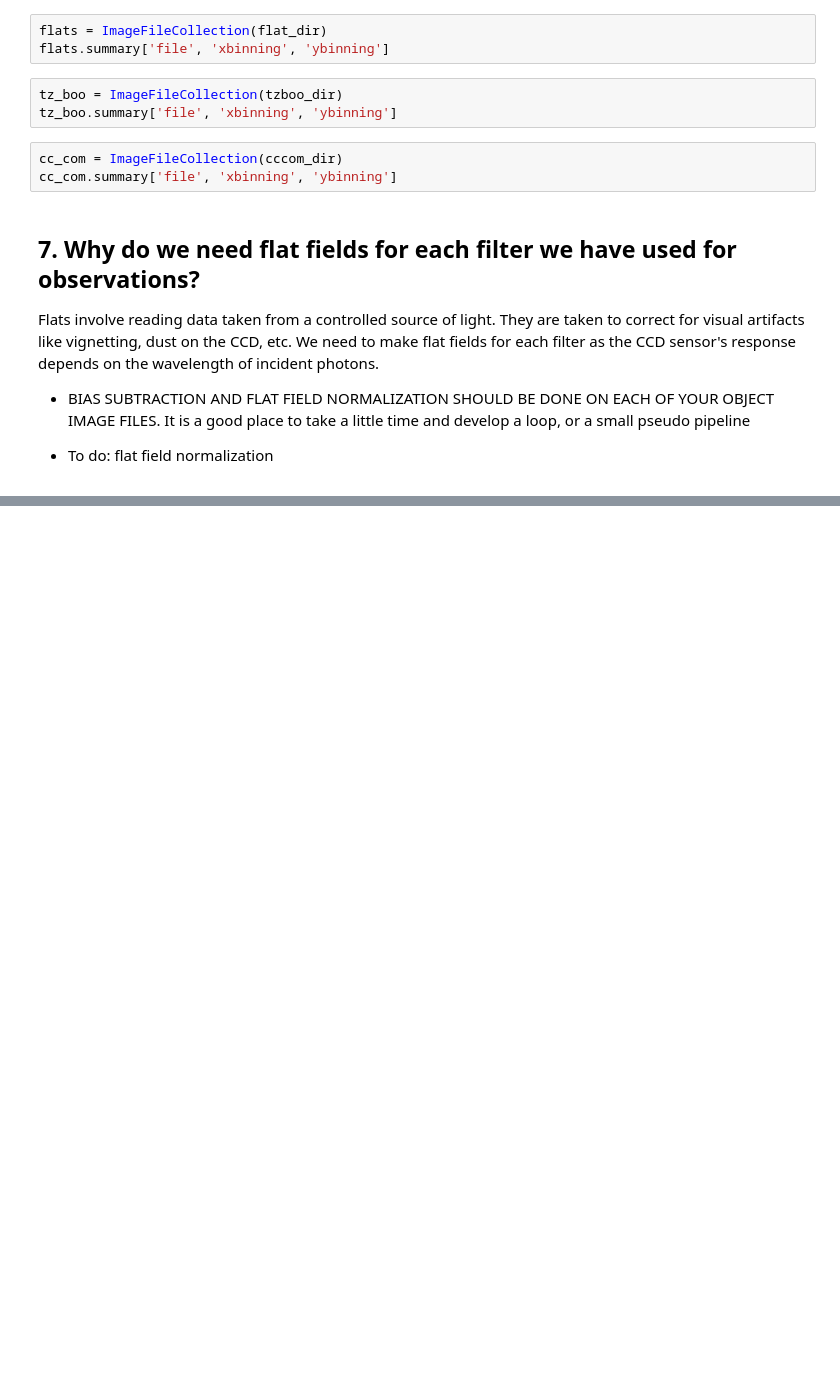
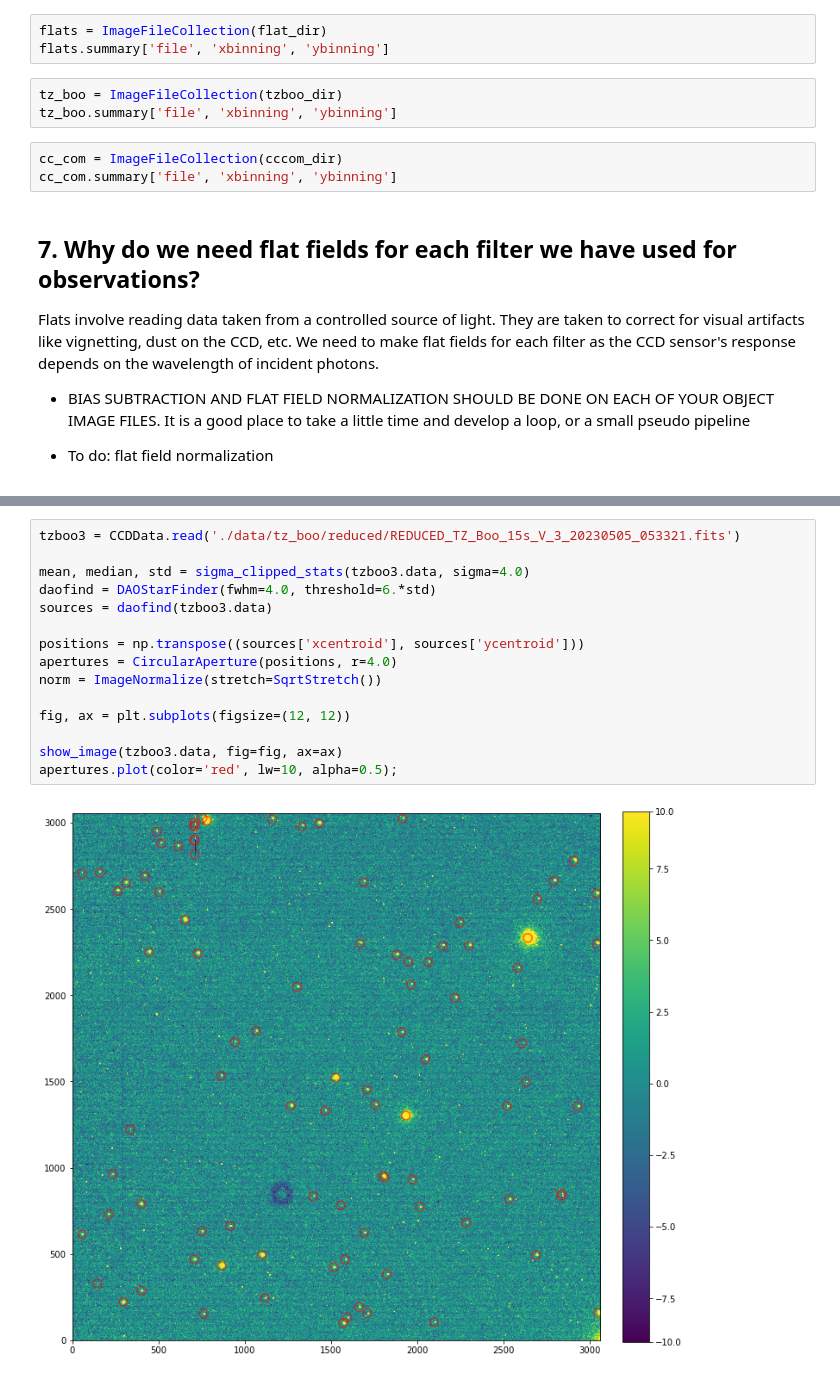
Before and after one commit to matt-ketk/astr-480, a Jupyter notebook: analysis/ReductionLab.ipynb, the cells around one changed output, grey strips where cells are left out. Cells and saved outputs as stored; diff of their text form; blank space fills up the shorter version.

```diff
--- a/analysis/ReductionLab.ipynb
+++ b/analysis/ReductionLab.ipynb
@@ -106,0 +174,17 @@ Sky subtraction matters because the contributions of light from the background s
+# %%
+tzboo3 = CCDData.read('./data/tz_boo/reduced/REDUCED_TZ_Boo_15s_V_3_20230505_053321.fits')
+
+mean, median, std = sigma_clipped_stats(tzboo3.data, sigma=4.0)
+daofind = DAOStarFinder(fwhm=4.0, threshold=6.*std)
+sources = daofind(tzboo3.data)
+
+positions = np.transpose((sources['xcentroid'], sources['ycentroid']))
+apertures = CircularAperture(positions, r=4.0)
+norm = ImageNormalize(stretch=SqrtStretch())
+
+fig, ax = plt.subplots(figsize=(12, 12))
+
+show_image(tzboo3.data, fig=fig, ax=ax)
+apertures.plot(color='red', lw=10, alpha=0.5);
+# %% [output]
+[figure, added]
```
Also changed, not shown: parts of 8 cells of this notebook, 15 other files.
